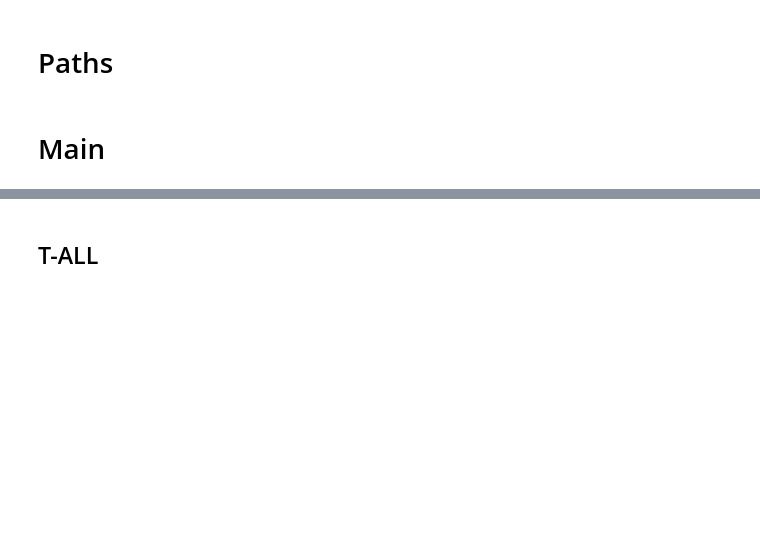
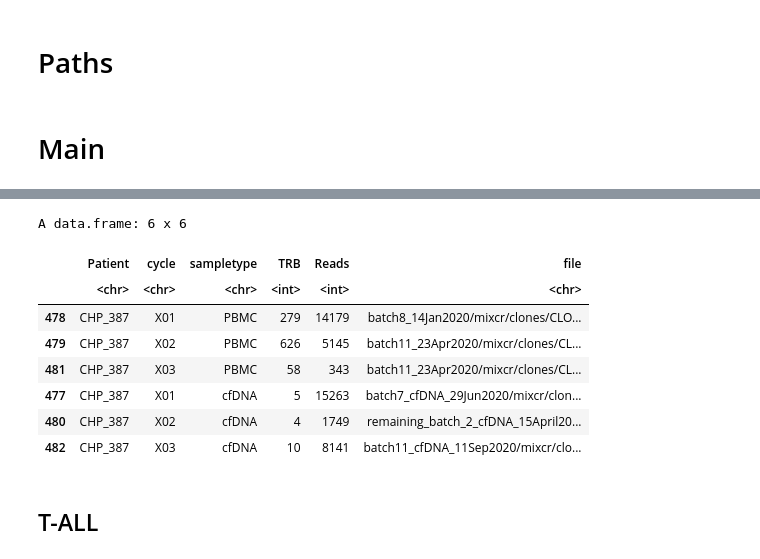
Before and after one commit to pughlab/ped_CapTCRseq, a Jupyter notebook: notebooks/Clonetrack.ipynb, the cells around one changed output, grey strips where cells are left out. Saved outputs shown, nothing was run; the diff lists cells and outputs as text; code cells hidden in the pictures; blank space fills up the shorter version.

```diff
--- a/notebooks/Clonetrack.ipynb
+++ b/notebooks/Clonetrack.ipynb
@@ -53,3 +67,15 @@ meta_div <- meta_div[ !is.na(meta_div$TRB),]
+# %%
+meta_div[ meta_div$Patient == "CHP_387",c("Patient", "cycle", "sampletype", "TRB", "Reads", "file")]
+# %% [output]
+A data.frame: 6 x 6
+|  | Patient | cycle | sampletype | TRB | Reads | file |
+|  | <chr> | <chr> | <chr> | <int> | <int> | <chr> |
+| 478 | CHP_387 | X01 | PBMC | 279 | 14179 | batch8_14Jan2020/mixcr/clones/CLO... |
+| 479 | CHP_387 | X02 | PBMC | 626 | 5145 | batch11_23Apr2020/mixcr/clones/CL... |
+| 481 | CHP_387 | X03 | PBMC | 58 | 343 | batch11_23Apr2020/mixcr/clones/CL... |
+| 477 | CHP_387 | X01 | cfDNA | 5 | 15263 | batch7_cfDNA_29Jun2020/mixcr/clon... |
+| 480 | CHP_387 | X02 | cfDNA | 4 | 1749 | remaining_batch_2_cfDNA_15April20... |
+| 482 | CHP_387 | X03 | cfDNA | 10 | 8141 | batch11_cfDNA_11Sep2020/mixcr/clo... |
 # %% [markdown]
 ## T-ALL
 # %%
```
Also changed, not shown: parts of 15 cells of this notebook, 13 other files.
